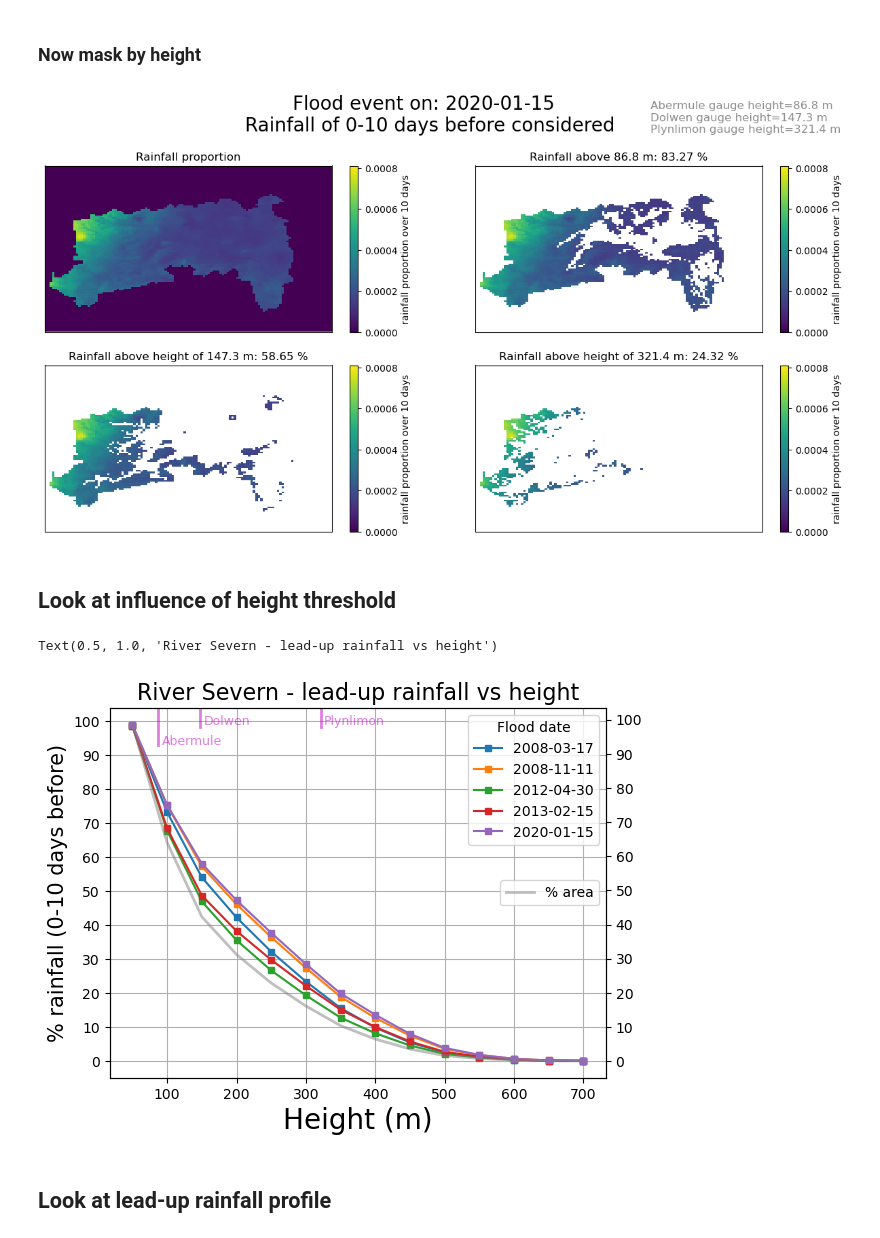
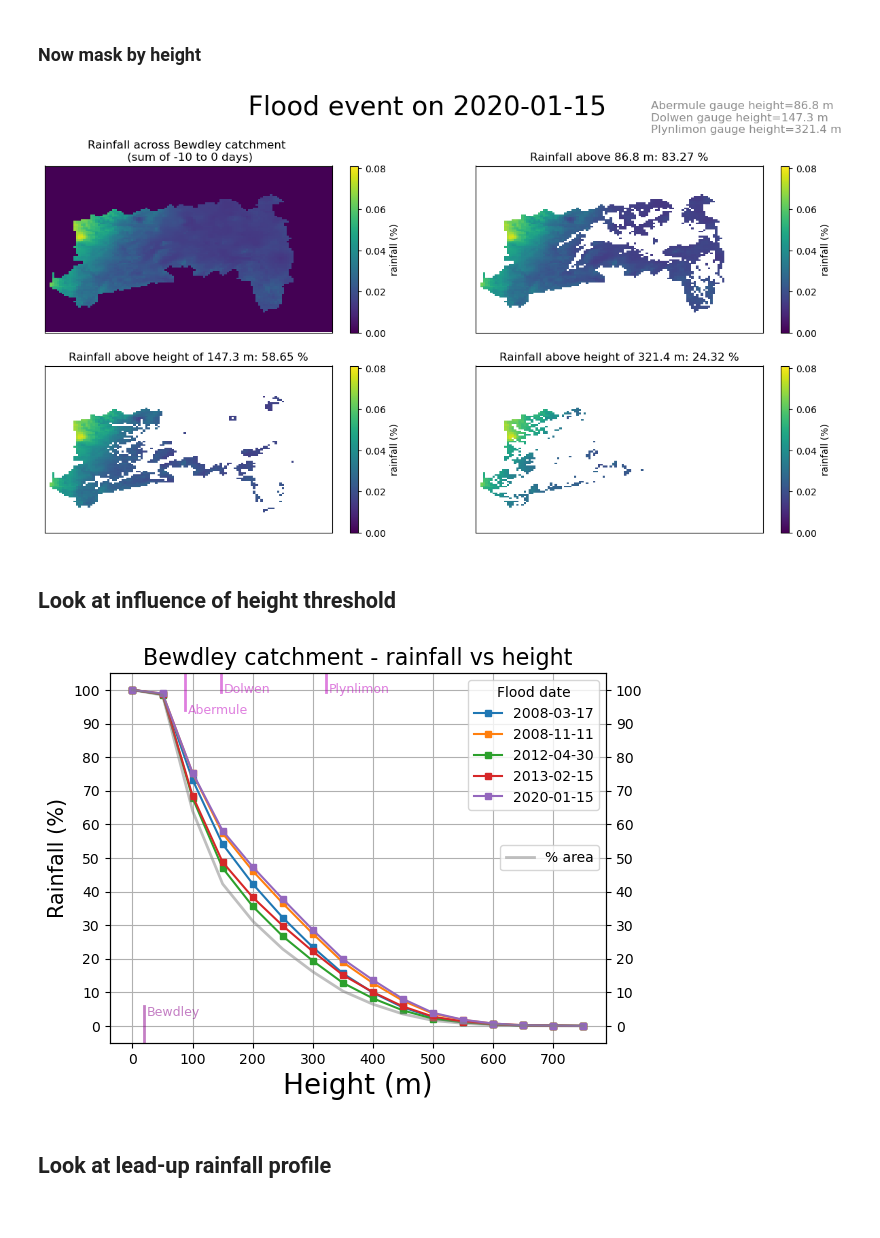
Before and after one commit to Thomasjkeel/FDRI-high-altitude-rainfall-and-floods, a Jupyter notebook: River Severn/High_altitude_rainfall.ipynb, the cells around one changed output. Saved outputs shown, nothing was run; the diff lists cells and outputs as text; code cells hidden in the pictures.

```diff
--- a/River Severn/High_altitude_rainfall.ipynb
+++ b/River Severn/High_altitude_rainfall.ipynb
@@ -204,7 +144,7 @@ def mask_region_rainfall(rainfall_data, region_mask):
 
 def mask_region_rainfall_by_hght(rainfall_data, region_hght, threshold):
     region_hght_mask = region_hght/region_hght.where(region_hght > threshold)
-    region_hght_mask_fmt = coerse_data_into_haduk_format(region_hght_mask, offset=25, xrange=severn_xrange, yrange=severn_yrange)
+    region_hght_mask_fmt = coerse_data_into_haduk_format(region_hght_mask, offset=25, xrange=SEVERN_XRANGE, yrange=SEVERN_YRANGE)
     return rainfall_data * region_hght_mask_fmt.data
 
 def sum_region_rainfall(rainfall_data):
@@ -275,7 +173,7 @@ days_before_flood = 9 # 6 == 7 days before
 # %%
 def run_prop_rainfall_analysis(region_shp, flood_date, days_before_flood, haduk_data, hght_data):
     region_hght = make_region_hght_clip(region_shp, hght_data=hght_data)
-    region_clip_fmt = coerse_data_into_haduk_format(region_hght, offset=25, xrange=severn_xrange, yrange=severn_yrange)
+    region_clip_fmt = coerse_data_into_haduk_format(region_hght, offset=25, xrange=SEVERN_XRANGE, yrange=SEVERN_YRANGE)
     region_mask = make_region_mask(region_clip_fmt)
 
     haduk_region_mask = mask_region_rainfall(haduk_data['rainfall'], region_mask)
@@ -323,6 +210,7 @@ plt.xlim(280000, 287500)
 ### Now mask by height
 # %%
 height_buffer = 0 # add 50 metres
+bewdley_station_height = bewdley_station['HGHT'].values[0]
 abermule_station_height = abermule_station['HGHT'].values[0]
 dolwen_station_height = dolwen_station['HGHT'].values[0]
 plynlimon_station_height = plynlimon_station['HGHT'].values[0]
@@ -339,39 +227,38 @@ haduk_bewdley_mask_sum_prop_above_plynlimon = mask_region_rainfall_by_hght(haduk
 pnt_above_abermule = (sum_region_rainfall(haduk_bewdley_mask_sum_prop_above_abermule)*100).data.round(2)
 pnt_above_dolwen = (sum_region_rainfall(haduk_bewdley_mask_sum_prop_above_dolwen)*100).data.round(2)
 pnt_above_plynlimon = (sum_region_rainfall(haduk_bewdley_mask_sum_prop_above_plynlimon)*100).data.round(2)
-rain_prop_vmax = haduk_bewdley_mask_sum_prop.max().round(5)+0.00005
+rain_prop_vmax = (haduk_bewdley_mask_sum_prop.max().round(5)+0.00005)*100
 
 fig, axes = plt.subplots(2, 2, figsize=(15, 7))
-haduk_bewdley_mask_sum_prop.plot(ax=axes[0][0], vmin=0, vmax=rain_prop_vmax,\
-                                 cbar_kwargs={'label':f'rainfall proportion over {days_before_flood+1} days'})
-axes[0][0].set_title('Rainfall proportion');
-haduk_bewdley_mask_sum_prop_above_abermule.plot(ax=axes[0][1], vmin=0, vmax=rain_prop_vmax,\
-                                              cbar_kwargs={'label':f'rainfall proportion over {days_before_flood+1} days'})
+(haduk_bewdley_mask_sum_prop*100).plot(ax=axes[0][0], vmin=0, vmax=rain_prop_vmax,\
+                                 cbar_kwargs={'label':f'rainfall (%)'})
+axes[0][0].set_title(f'Rainfall across Bewdley catchment \n (sum of -{days_before_flood+1} to 0 days)');
+(haduk_bewdley_mask_sum_prop_above_abermule*100).plot(ax=axes[0][1], vmin=0, vmax=rain_prop_vmax,\
+                                              cbar_kwargs={'label':f'rainfall (%)'})
 axes[0][1].set_title(f'Rainfall above {abermule_station_height_buffer/10} m: {pnt_above_abermule} %');
-haduk_bewdley_mask_sum_prop_above_dolwen.plot(ax=axes[1][0], vmin=0, vmax=rain_prop_vmax,\
-                                                 cbar_kwargs={'label':f'rainfall proportion over {days_before_flood+1} days'})
+(haduk_bewdley_mask_sum_prop_above_dolwen*100).plot(ax=axes[1][0], vmin=0, vmax=rain_prop_vmax,\
+                                                 cbar_kwargs={'label':f'rainfall (%)'})
 axes[1][0].set_title(f'Rainfall above height of {dolwen_station_height_buffer/10} m: {pnt_above_dolwen} %');
-haduk_bewdley_mask_sum_prop_above_plynlimon.plot(ax=axes[1][1], vmin=0, vmax=rain_prop_vmax,\
-                                                 cbar_kwargs={'label':f'rainfall proportion over {days_before_flood+1} days'})
+(haduk_bewdley_mask_sum_prop_above_plynlimon*100).plot(ax=axes[1][1], vmin=0, vmax=rain_prop_vmax,\
+                                                 cbar_kwargs={'label':f'rainfall (%)'})
 axes[1][1].set_title(f'Rainfall above height of {plynlimon_station_height_buffer/10} m: {pnt_above_plynlimon} %');
 for ax in axes.flatten():
     ax.set_xlabel(None)
     ax.set_ylabel(None)
     ax.set_xticks([]); ax.set_yticks([]);
-plt.suptitle(f'Flood event on: {flood_date.strftime("%Y-%m-%d")} \n Rainfall of 0-{days_before_flood+1} days before considered',\
-              y=1.03, size=20)
+plt.suptitle(f'Flood event on {flood_date.strftime("%Y-%m-%d")}',\
+              y=1.03, size=28)
 fig.text(s=f'Abermule gauge height={abermule_station_height/10} m\nDolwen gauge height={dolwen_station_height/10} m\nPlynlimon gauge height={plynlimon_station_height/10} m',\
           x=.72, y=.95, color='grey', alpha=.9, size=12)
 
 fig.subplots_adjust(hspace=.2)
-# plt.savefig(f'figures/bewdley_{flood_date.strftime('%Y_%m_%d')}_{days_before_flood+1}d_prop_rain.png',\
-#             bbox_inches='tight', dpi=200)
+# plt.savefig(f'Figures/bewdley_{flood_date.strftime('%Y_%m_%d')}_{days_before_flood+1}d_prop_rain.png',\
+            # bbox_inches='tight', dpi=200)
 # %% [output]
-[figure, old version]
+[figure, new version]
 # %% [markdown]
 ## Look at influence of height threshold
 # %%
-flood_to_examine = flood_data_dict["flood202001"]
 days_before_flood = 9 # 9 == 10 days before
 # %%
 def calc_percentage_grid_cells_above_thresh(haduk_shp_mask_sum_prop, haduk_shp_mask_sum_prop_above_thresh):
@@ -390,41 +277,39 @@ for flood_names in flood_data_dict.keys():
                                                             haduk_data=haduk_data,\
                                                             hght_data=severn_hght)
     all_pnt_above_thresh = []
     all_num_cells = []
-    height_thresholds = np.arange(500, bewdley_hght.max()+100, 500)
+    height_thresholds = np.arange(0, bewdley_hght.max()+500, 500)
     for height_thresh in height_thresholds:
         haduk_bewdley_mask_sum_prop_above_thresh = mask_region_rainfall_by_hght(haduk_bewdley_mask_sum_prop, bewdley_hght, threshold=height_thresh)
         pnt_above_thresh = (sum_region_rainfall(haduk_bewdley_mask_sum_prop_above_thresh)*100).data.round(2)
         all_pnt_above_thresh.append(pnt_above_thresh)
 
         all_num_cells.append(calc_percentage_grid_cells_above_thresh(haduk_bewdley_mask_sum_prop, haduk_bewdley_mask_sum_prop_above_thresh))
     # Plot
     ax.plot(height_thresholds/10, all_pnt_above_thresh, marker='s', markersize=4, label=f'{flood_date.strftime("%Y-%m-%d")}')
     ax.grid()
     ax.legend(title="Flood date")
     ax.set_xlabel("Height (m)", size=20)
-    ax.set_ylabel("% rainfall (0-10 days before)", size=15)
+    ax.set_ylabel("Rainfall (%)", size=15)
     ax.set_yticks(np.arange(0, 101, 10))
+ax.axvline(x=bewdley_station_height/10, ymin=0, ymax=.1, c='darkmagenta', alpha=.5, linewidth=2)
 ax.axvline(x=abermule_station_height/10, ymin=.9, ymax=1, c='m', alpha=.5, linewidth=2)
-# ax.axvline(x=abermule_station_height/10, ymin=0, ymax=1, c='m', alpha=.5, linewidth=1)
 ax.axvline(x=dolwen_station_height/10, ymin=.95, ymax=1, c='m', alpha=.5, linewidth=2)
-# ax.axvline(x=dolwen_station_height/10, ymin=0, ymax=1, c='m', alpha=.5, linewidth=1)
 ax.axvline(x=plynlimon_station_height/10, ymin=.95, ymax=1, c='m', alpha=.5, linewidth=2)
-# ax.axvline(x=plynlimon_station_height/10, ymin=0, ymax=1, c='m', alpha=.5, linewidth=1)
 
+ax.text(s="Bewdley", x=bewdley_station_height/10+5, y=3, alpha=.5, size=9, c='darkmagenta')
 ax.text(s="Abermule", x=abermule_station_height/10+5, y=93, alpha=.5, size=9, c='m')
 ax.text(s="Dolwen", x=dolwen_station_height/10+5, y=99, alpha=.5, size=9, c='m')
 ax.text(s="Plynlimon", x=plynlimon_station_height/10+5, y=99, alpha=.5, size=9, c='m')
 
 ax2 = ax.twinx()
 ax2.plot(height_thresholds/10, all_num_cells, color='grey', linewidth=2, alpha=.5)
 ax2.legend(["% area"], loc=5)
 ax2.set_yticks(np.arange(0, 101, 10));
-ax.set_title("River Severn - lead-up rainfall vs height", size=16)
+ax.set_title("Bewdley catchment - rainfall vs height", size=16)
 # fig.savefig('figures/bewdley_all_floods_lineplot_threshold.png', bbox_inches='tight', dpi=300)
 # %% [output]
-Text(0.5, 1.0, 'River Severn - lead-up rainfall vs height')
-[figure, old version]
+[figure, new version]
 # %% [markdown]
 ## Look at lead-up rainfall profile
 # %%
```
Also changed, not shown: parts of 26 cells of this notebook, 13 other files.
